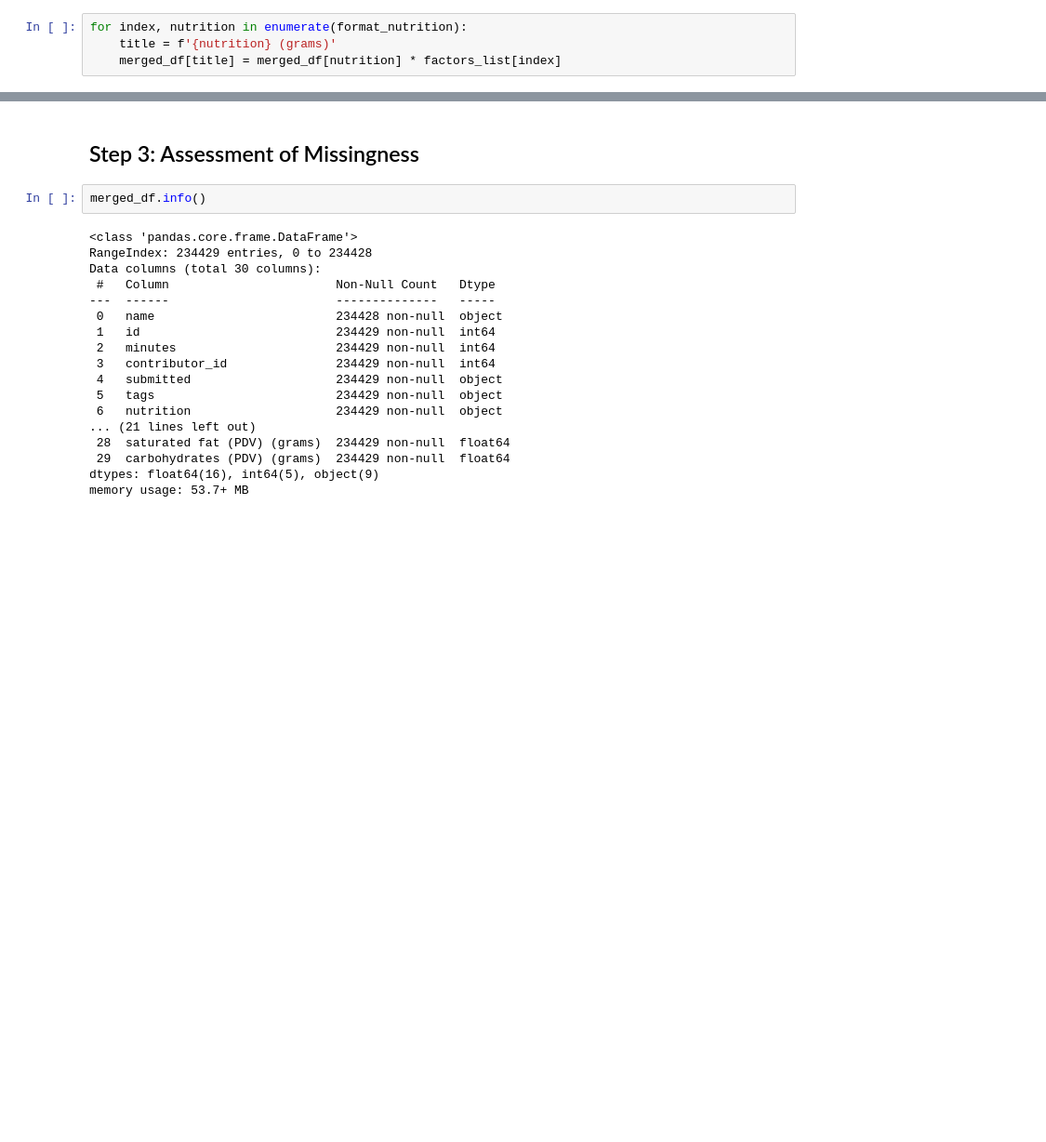
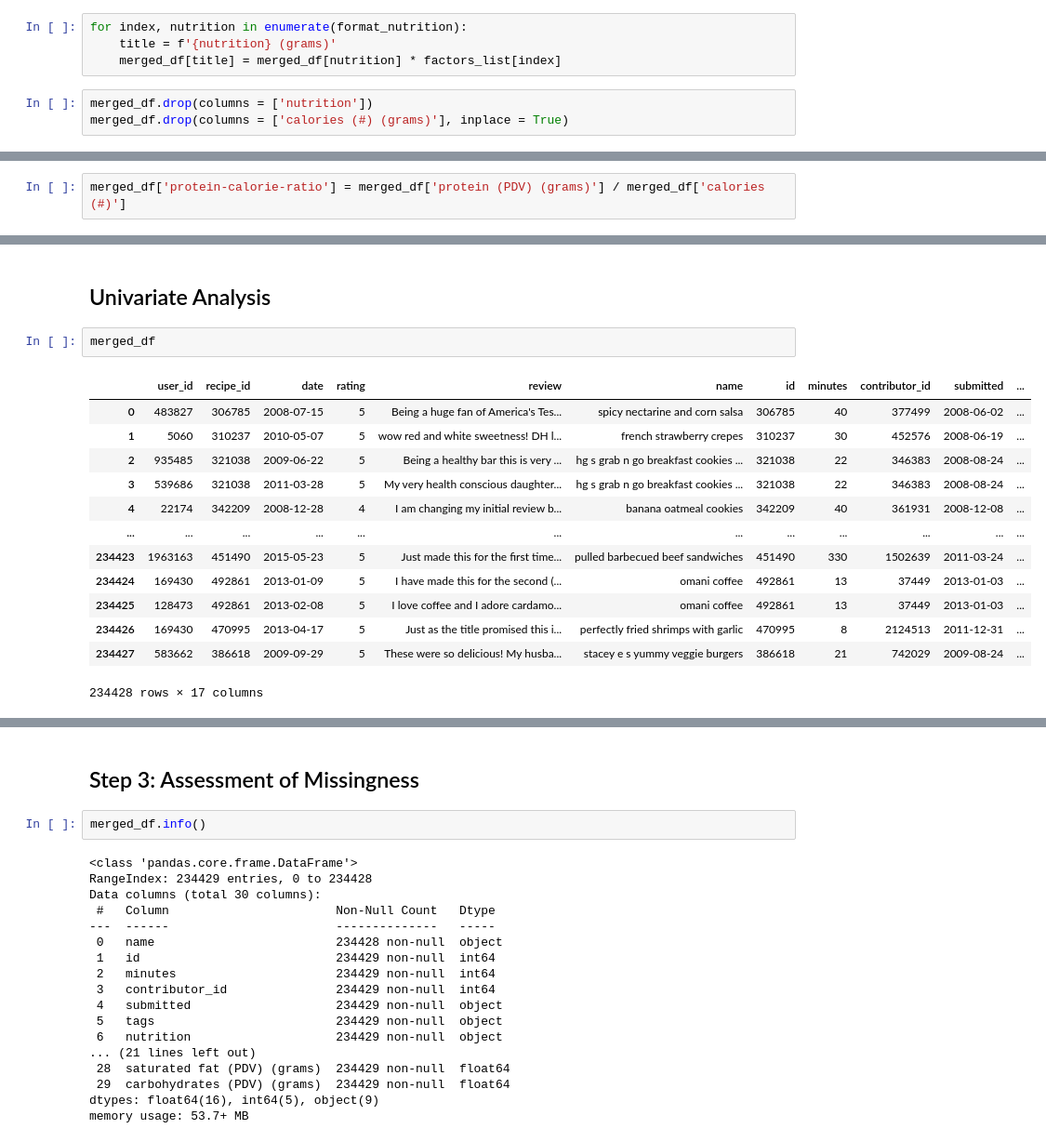
Before and after one commit to Michaelvasandani/RecipesAnalysis, a Jupyter notebook: template.ipynb, the cells around one changed output, grey strips where cells are left out. Shown: that part at 93% size. Saved outputs shown, nothing was run; the diff lists cells and outputs as text; blank space fills up the shorter version.

```diff
--- a/template.ipynb
+++ b/template.ipynb
@@ -201,4 +180,7 @@ format_nutrition.split()
 for index, nutrition in enumerate(format_nutrition):
     title = f'{nutrition} (grams)'
     merged_df[title] = merged_df[nutrition] * factors_list[index]
+# %%
+merged_df.drop(columns = ['nutrition'])
+merged_df.drop(columns = ['calories (#) (grams)'], inplace = True)
 # %%
@@ -213,0 +198,2 @@ merged_df.head().drop(columns = ['nutrition'])
+# %%
+merged_df['protein-calorie-ratio'] = merged_df['protein (PDV) (grams)'] / merged_df['calories (#)']
@@ -213,0 +210,18 @@ merged_df.head().drop(columns = ['nutrition'])
+# %% [markdown]
+## Univariate Analysis
+# %%
+merged_df
+# %% [output]
+|  | user_id | recipe_id | date | rating | review | name | id | minutes | contributor_id | submitted | ... |
+| 0 | 483827 | 306785 | 2008-07-15 | 5 | Being a huge fan of America's Tes... | spicy nectarine and corn salsa | 306785 | 40 | 377499 | 2008-06-02 | ... |
+| 1 | 5060 | 310237 | 2010-05-07 | 5 | wow red and white sweetness! DH l... | french strawberry crepes | 310237 | 30 | 452576 | 2008-06-19 | ... |
+| 2 | 935485 | 321038 | 2009-06-22 | 5 | Being a healthy bar this is very ... | hg s grab n go breakfast cookies ... | 321038 | 22 | 346383 | 2008-08-24 | ... |
+| 3 | 539686 | 321038 | 2011-03-28 | 5 | My very health conscious daughter... | hg s grab n go breakfast cookies ... | 321038 | 22 | 346383 | 2008-08-24 | ... |
+| 4 | 22174 | 342209 | 2008-12-28 | 4 | I am changing my initial review b... | banana oatmeal cookies | 342209 | 40 | 361931 | 2008-12-08 | ... |
+| ... | ... | ... | ... | ... | ... | ... | ... | ... | ... | ... | ... |
+| 234423 | 1963163 | 451490 | 2015-05-23 | 5 | Just made this for the first time... | pulled barbecued beef sandwiches | 451490 | 330 | 1502639 | 2011-03-24 | ... |
+| 234424 | 169430 | 492861 | 2013-01-09 | 5 | I have made this for the second (... | omani coffee | 492861 | 13 | 37449 | 2013-01-03 | ... |
+| 234425 | 128473 | 492861 | 2013-02-08 | 5 | I love coffee and I adore cardamo... | omani coffee | 492861 | 13 | 37449 | 2013-01-03 | ... |
+| 234426 | 169430 | 470995 | 2013-04-17 | 5 | Just as the title promised this i... | perfectly fried shrimps with garlic | 470995 | 8 | 2124513 | 2011-12-31 | ... |
+| 234427 | 583662 | 386618 | 2009-09-29 | 5 | These were so delicious! My husba... | stacey e s yummy veggie burgers | 386618 | 21 | 742029 | 2009-08-24 | ... |
+234428 rows × 17 columns
```
Also changed, not shown: parts of 9 cells of this notebook.
